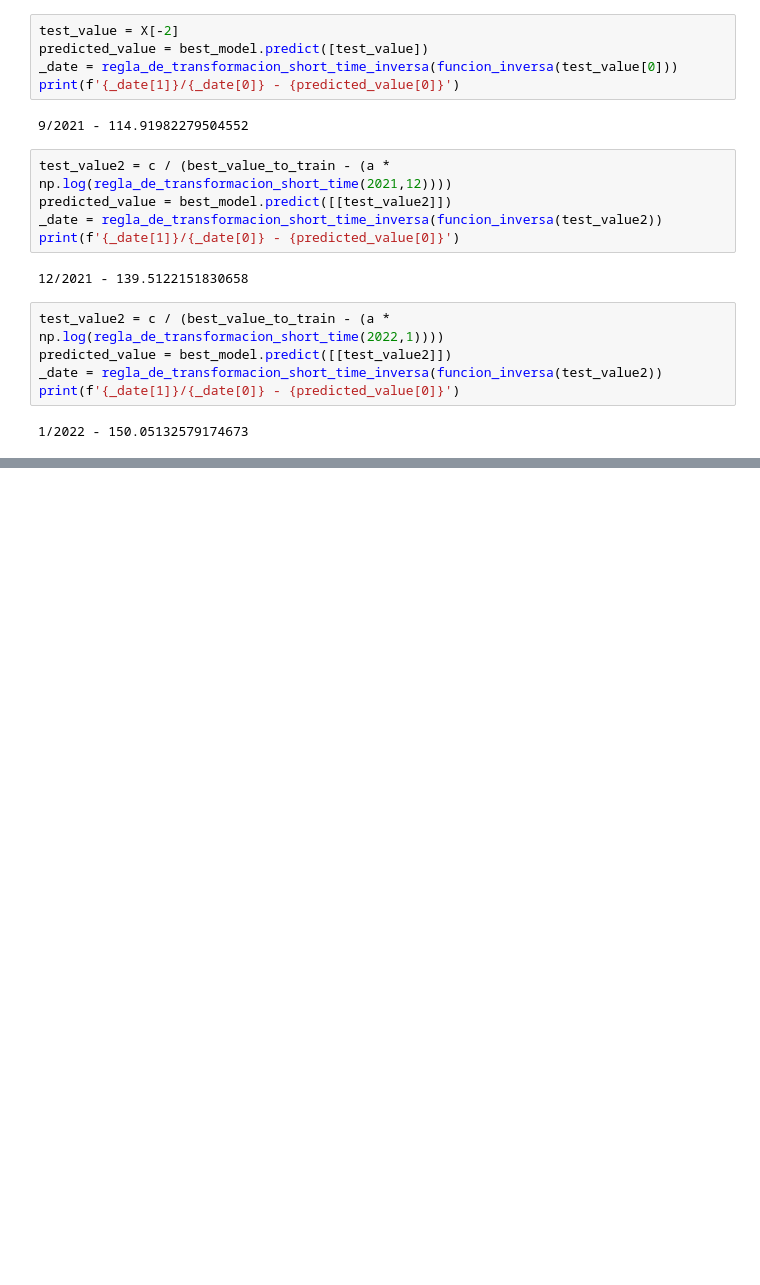
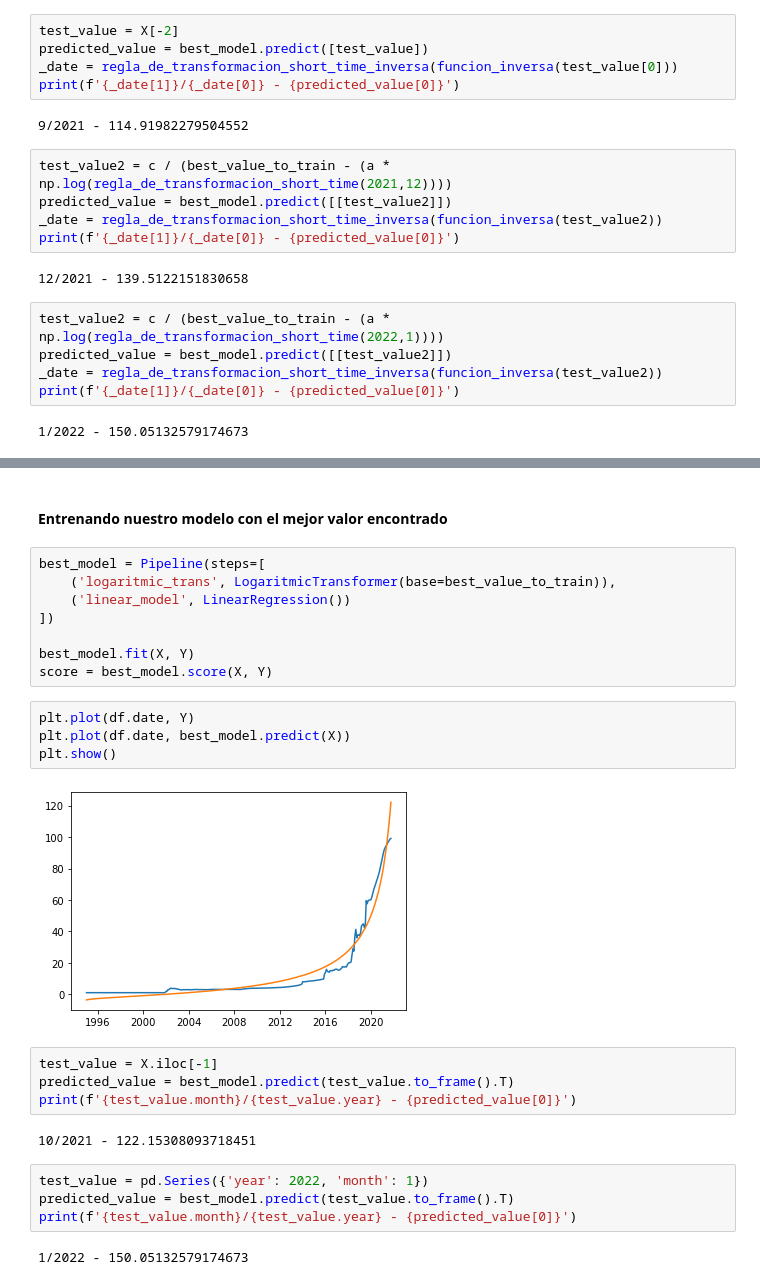
Before and after one commit to RodrigoHernan/intro-ml, a Jupyter notebook: dolar/TP regresion Lineal.ipynb, the cells around one changed output, grey strips where cells are left out. Saved outputs shown, nothing was run; the diff lists cells and outputs as text; blank space fills up the shorter version.

```diff
--- a/dolar/TP regresion Lineal.ipynb
+++ b/dolar/TP regresion Lineal.ipynb
@@ -246,0 +307,28 @@ print(f'{_date[1]}/{_date[0]} - {predicted_value[0]}')
+# %% [markdown]
+#### Entrenando nuestro modelo con el mejor valor encontrado
+# %%
+best_model = Pipeline(steps=[
+    ('logaritmic_trans', LogaritmicTransformer(base=best_value_to_train)),
+    ('linear_model', LinearRegression())
+])
+
+best_model.fit(X, Y)
+score = best_model.score(X, Y)
+# %%
+plt.plot(df.date, Y)
+plt.plot(df.date, best_model.predict(X))
+plt.show()
+# %% [output]
+[figure, added]
+# %%
+test_value = X.iloc[-1]
+predicted_value = best_model.predict(test_value.to_frame().T)
+print(f'{test_value.month}/{test_value.year} - {predicted_value[0]}')
+# %% [output]
+10/2021 - 122.15308093718451
+# %%
+test_value = pd.Series({'year': 2022, 'month': 1})
+predicted_value = best_model.predict(test_value.to_frame().T)
+print(f'{test_value.month}/{test_value.year} - {predicted_value[0]}')
+# %% [output]
+1/2022 - 150.05132579174673
```
Also changed, not shown: parts of 7 cells of this notebook, 1 other file.
